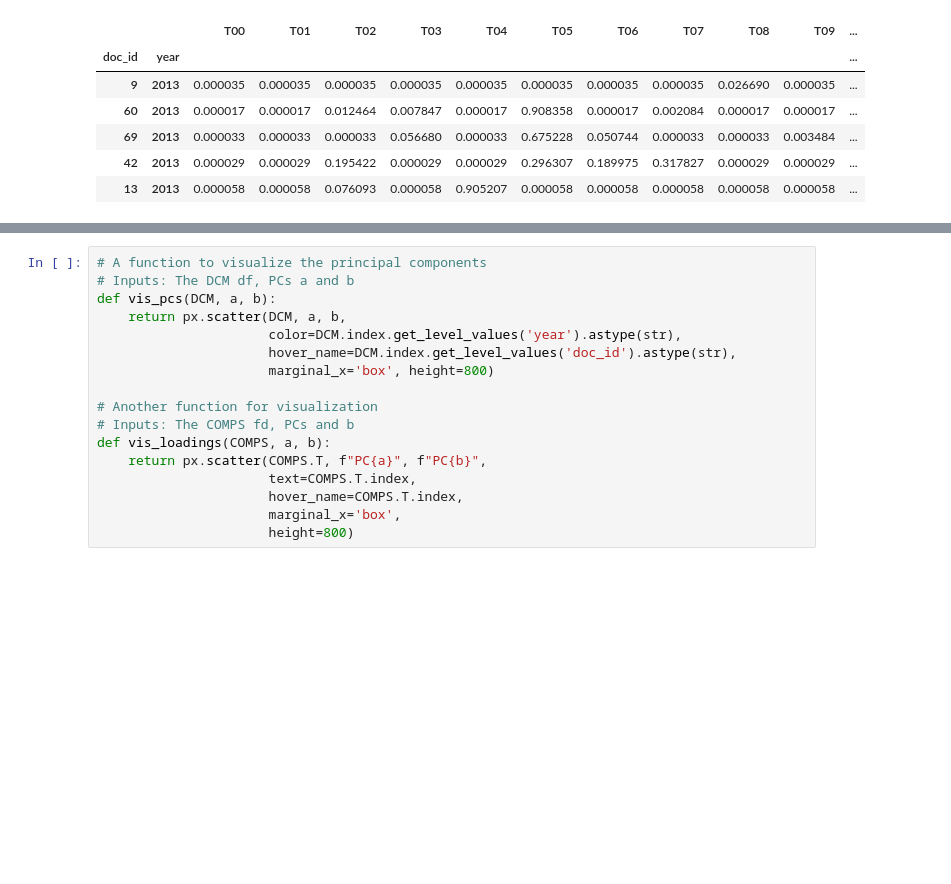
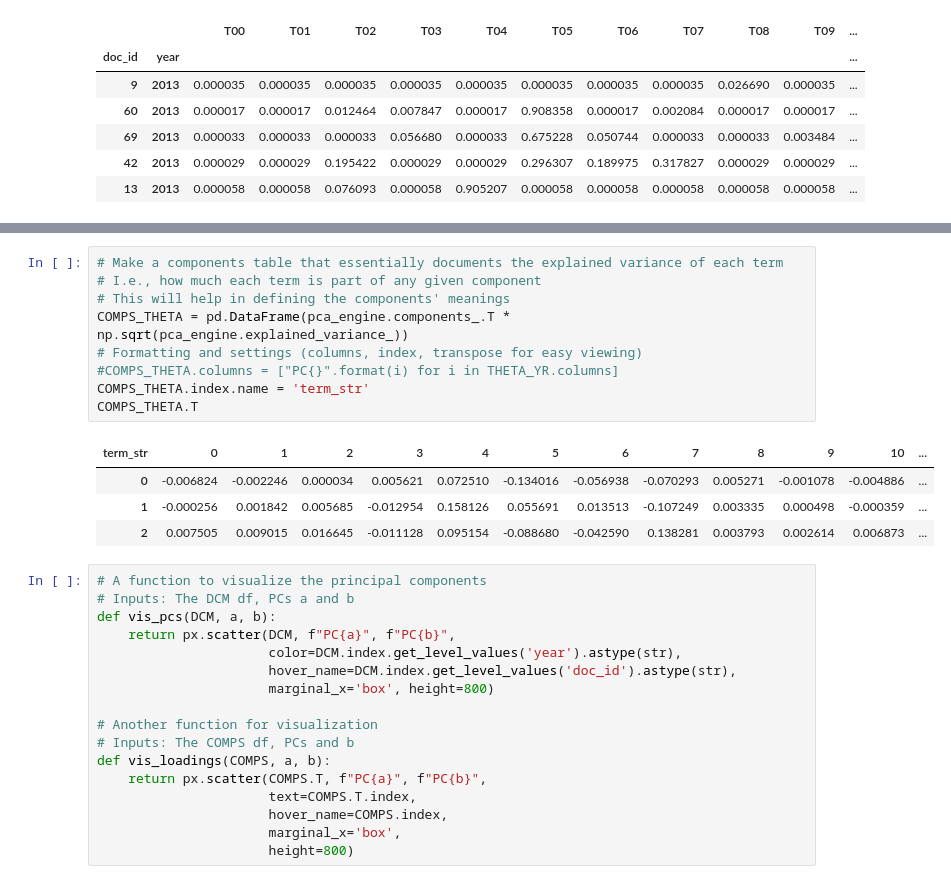
Before and after one commit to caroline-kranefuss/evolving_sentiment_climate, a Jupyter notebook: notebooks/LDA.ipynb, the cells around one changed output, grey strips where cells are left out. Cells and saved outputs as stored; diff of their text form; blank space fills up the shorter version.

```diff
--- a/notebooks/LDA.ipynb
+++ b/notebooks/LDA.ipynb
@@ -383,21 +385,35 @@ THETA_PCA
 | 19 | 2023 | -0.014711 | 0.205293 | 0.059877 |
 | 91 | 2023 | -0.330910 | -0.516712 | 0.674036 |
 92 rows × 3 columns
+# %%
+# Make a components table that essentially documents the explained variance of each term
+# I.e., how much each term is part of any given component
+# This will help in defining the components' meanings
+COMPS_THETA = pd.DataFrame(pca_engine.components_.T * np.sqrt(pca_engine.explained_variance_))
+# Formatting and settings (columns, index, transpose for easy viewing)
+#COMPS_THETA.columns = ["PC{}".format(i) for i in THETA_YR.columns]
+COMPS_THETA.index.name = 'term_str'
+COMPS_THETA.T
+# %% [output]
+| term_str | 0 | 1 | 2 | 3 | 4 | 5 | 6 | 7 | 8 | 9 | 10 | ... |
+| 0 | -0.006824 | -0.002246 | 0.000034 | 0.005621 | 0.072510 | -0.134016 | -0.056938 | -0.070293 | 0.005271 | -0.001078 | -0.004886 | ... |
+| 1 | -0.000256 | 0.001842 | 0.005685 | -0.012954 | 0.158126 | 0.055691 | 0.013513 | -0.107249 | 0.003335 | 0.000498 | -0.000359 | ... |
+| 2 | 0.007505 | 0.009015 | 0.016645 | -0.011128 | 0.095154 | -0.088680 | -0.042590 | 0.138281 | 0.003793 | 0.002614 | 0.006873 | ... |
 # %%
 # A function to visualize the principal components
 # Inputs: The DCM df, PCs a and b
 def vis_pcs(DCM, a, b):
-    return px.scatter(DCM, a, b,
+    return px.scatter(DCM, f"PC{a}", f"PC{b}",
                       color=DCM.index.get_level_values('year').astype(str),
                       hover_name=DCM.index.get_level_values('doc_id').astype(str),
                       marginal_x='box', height=800)
 
 # Another function for visualization
-# Inputs: The COMPS fd, PCs and b
+# Inputs: The COMPS df, PCs and b
 def vis_loadings(COMPS, a, b):
     return px.scatter(COMPS.T, f"PC{a}", f"PC{b}",
                       text=COMPS.T.index,
-                      hover_name=COMPS.T.index,
+                      hover_name=COMPS.index,
                       marginal_x='box',
                       height=800)
 # %%
```
Also changed, not shown: parts of 2 cells of this notebook, 4 other files.
